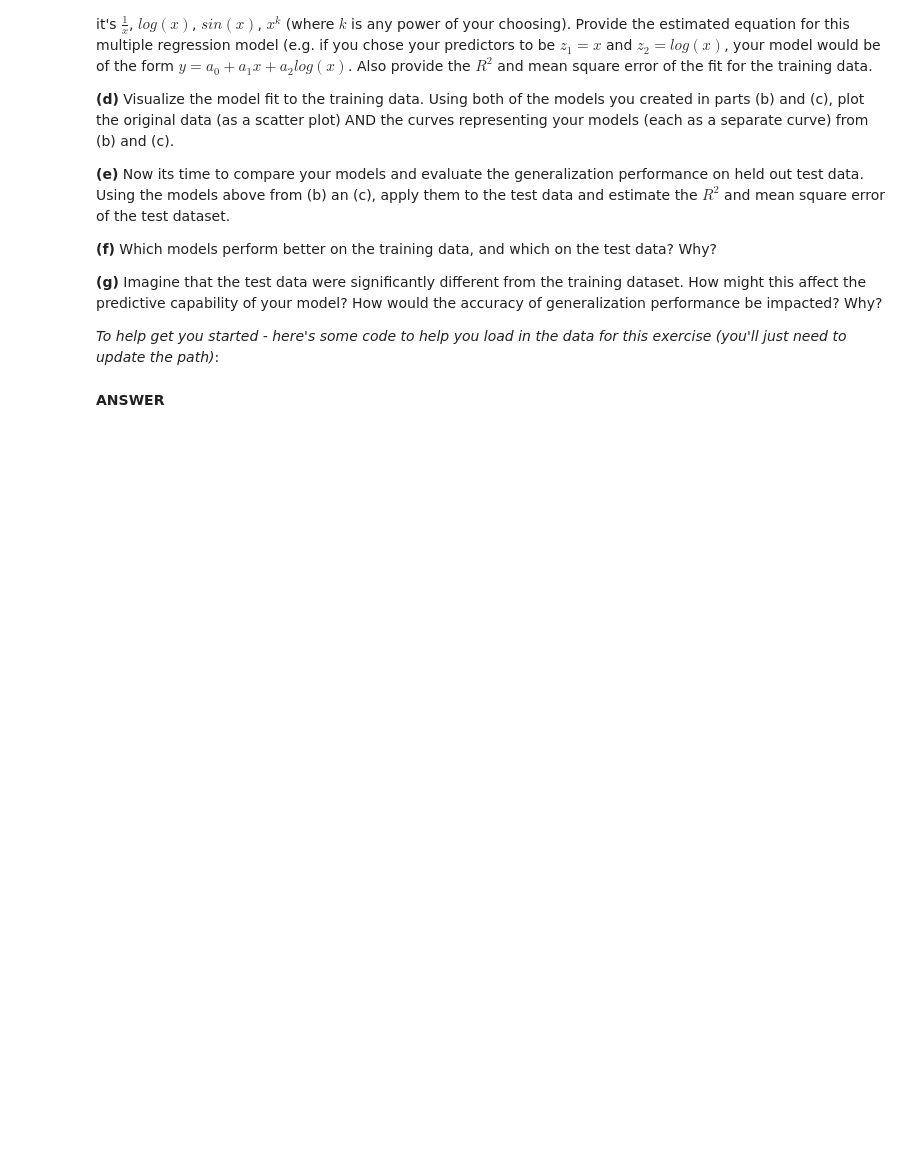
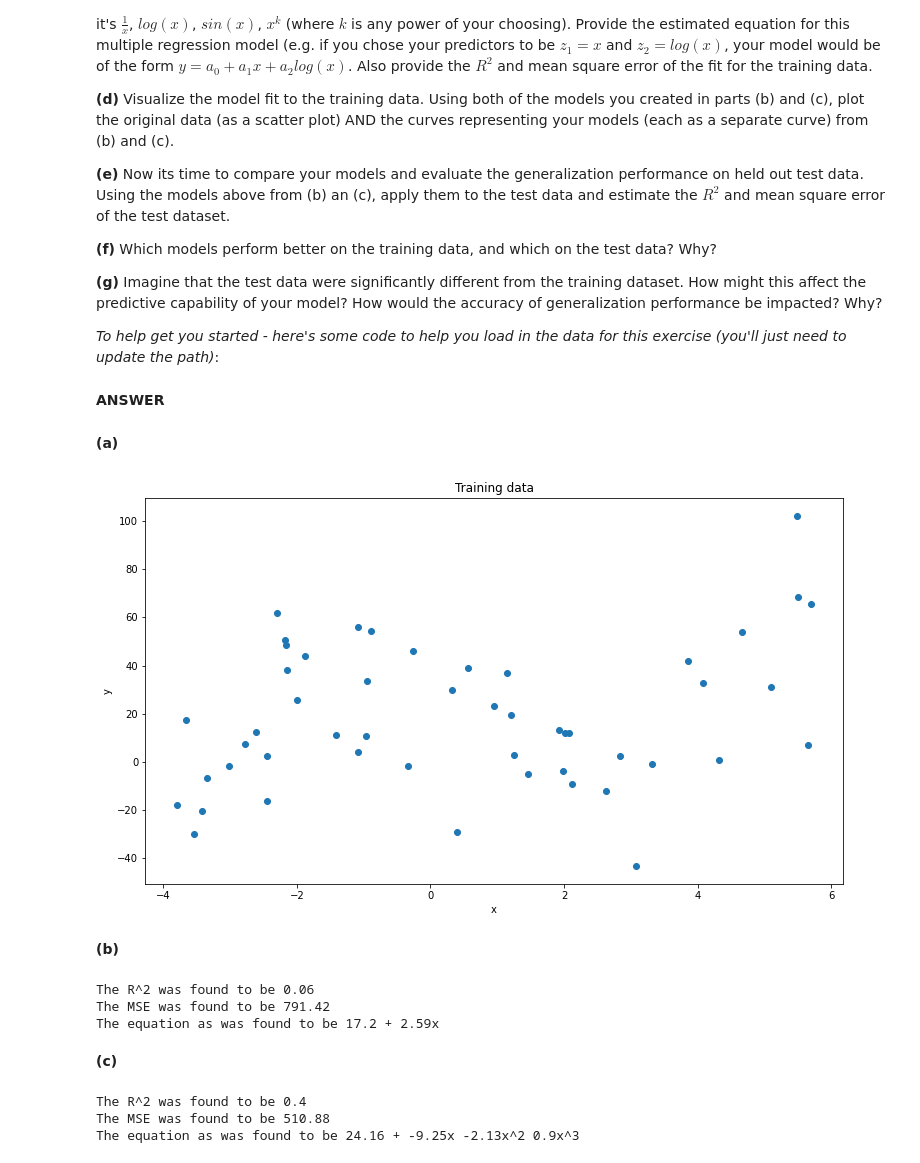
Before and after one commit to satvikk/ids705, a Jupyter notebook: assignments/Assignment_2.ipynb, the cells around one changed output. Saved outputs shown, nothing was run; the diff lists cells and outputs as text; code cells hidden in the pictures; blank space fills up the shorter version.

```diff
--- a/assignments/Assignment_2.ipynb
+++ b/assignments/Assignment_2.ipynb
@@ -342,8 +440,25 @@ test = pd.read_csv(path + 'A2_Q7_test.csv')
 
 x_train = train.x.values
 y_train = train.y.values
+x_train = x_train.reshape(-1,1)
 
 x_test = test.x.values
 y_test = test.y.values
+x_test = x_test.reshape(-1,1)
 # %% [markdown]
 **ANSWER**
+# %% [markdown]
+**(a)**
+# %%
+fig, ax = plt.subplots(1)
+fig.set_size_inches(12.5, 10.5*12.5/18.5)
+ax.scatter(x=x_train[:,0], y=y_train)
+ax.set_xlabel("x")
+ax.set_ylabel("y")
+ax.set_title("Training data")
+#fig.show()
+None
+# %% [output]
+[figure, added]
+# %% [markdown]
+**(b)**
@@ -349,0 +472,11 @@ y_test = test.y.values
+# %%
+print("The R^2 was found to be " + str(round(r2,2)))
+print("The MSE was found to be " + str(round(mse,2)))
+print("The equation as was found to be " +
+      str(round(lm.intercept_,2)) + " + " + str(np.round(lm.coef_.squeeze(0),2)) +"x")
+# %% [output]
+The R^2 was found to be 0.06
+The MSE was found to be 791.42
+The equation as was found to be 17.2 + 2.59x
+# %% [markdown]
+**(c)**
@@ -349,0 +490,12 @@ y_test = test.y.values
+# %%
+print("The R^2 was found to be " + str(round(r2,2)))
+print("The MSE was found to be " + str(round(mse,2)))
+print("The equation as was found to be " +
+      str(round(lm3.intercept_,2)) + " + " +
+      str(np.round(lm3.coef_[0],2)) +"x " +
+      str(np.round(lm3.coef_[1],2)) +"x^2 " +
+      str(np.round(lm3.coef_[2],2)) +"x^3 " )
+# %% [output]
+The R^2 was found to be 0.4
+The MSE was found to be 510.88
+The equation as was found to be 24.16 + -9.25x -2.13x^2 0.9x^3
```
Also changed, not shown: parts of 30 cells of this notebook, 1 other file.
